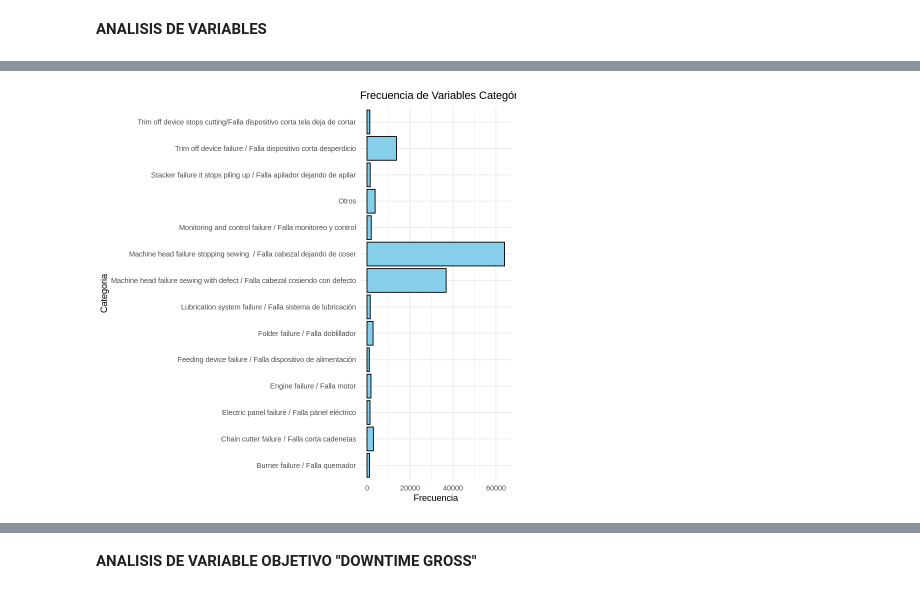
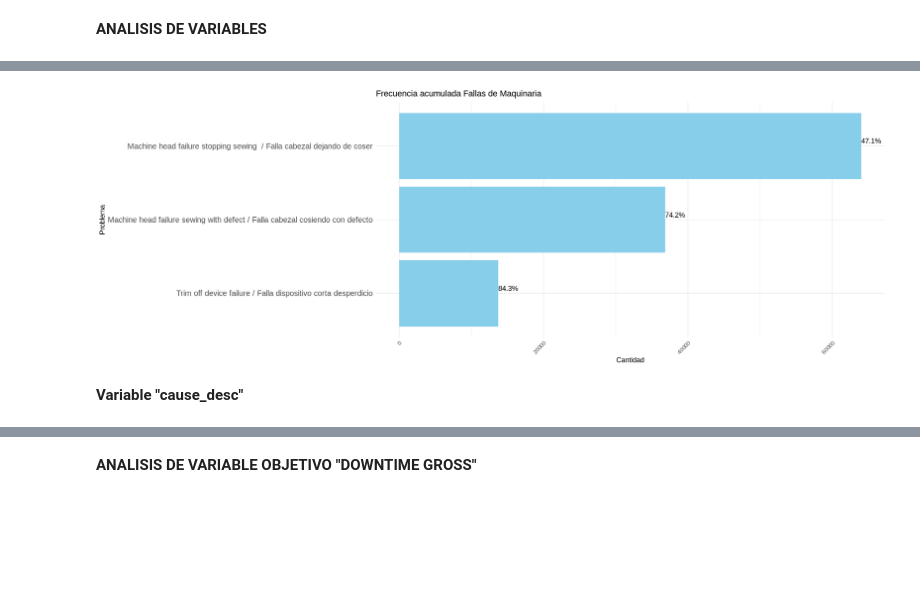
Before and after one commit to cesargar1507/DatasetsUB, a Jupyter notebook: TFM_MOD(Revisado2).ipynb, the cells around one changed output, grey strips where cells are left out. Drawn from its saved outputs; the diff is of its cells as text; code cells hidden in the pictures; blank space fills up the shorter version.

```diff
--- a/TFM_MOD(Revisado2).ipynb
+++ b/TFM_MOD(Revisado2).ipynb
@@ -345,15 +365,26 @@ A tibble: 14 × 4
-# %%
-# Crear el gráfico de barras
-ggplot(df, aes(y = failure_desc)) +
-  geom_bar(fill = 'skyblue', color = 'black') +
-  labs(title = 'Frecuencia de Variables Categóricas',
-       x = 'Frecuencia',
-       y = 'Categoria') +
-  theme_minimal()
-#Ordenar, es util frecuencia acumulada top 3
-#Colocar porcentaje a la derecha
-# %% [output]
-[figure, removed]
+# %%
+# Ordenar los datos por frecuencia descendente
+failure_freq <- failure_freq %>%
+  arrange(desc(count))
+
+failure_freq <- failure_freq %>%
+  top_n(3, count)
+
+options(repr.plot.width=17, repr.plot.height=6)
+
+ggplot(failure_freq, aes(y = reorder(failure_desc, count), x = count)) +
+  geom_bar(stat = "identity", fill = 'skyblue') +
+  geom_text(aes(label = paste0(round(cum_perc * 100, 1), "%")), vjust = -0.5, hjust = 0) +  # Etiquetas de porcentaje acumulado
+  labs(title = "Frecuencia acumulada Fallas de Maquinaria",
+       y = "Problema",
+       x = "Cantidad") +
+  theme_minimal() +
+  theme(axis.text.x = element_text(angle = 45, hjust = 1),
+        axis.text.y = element_text(size = 12))
+# %% [output]
+[figure, added]
+# %% [markdown]
+**Variable "cause_desc"**
 # %%
 # Calcular la frecuencia de causas de fallo
 cause_freq <- df %>%
```
Also changed, not shown: parts of 55 cells of this notebook.
